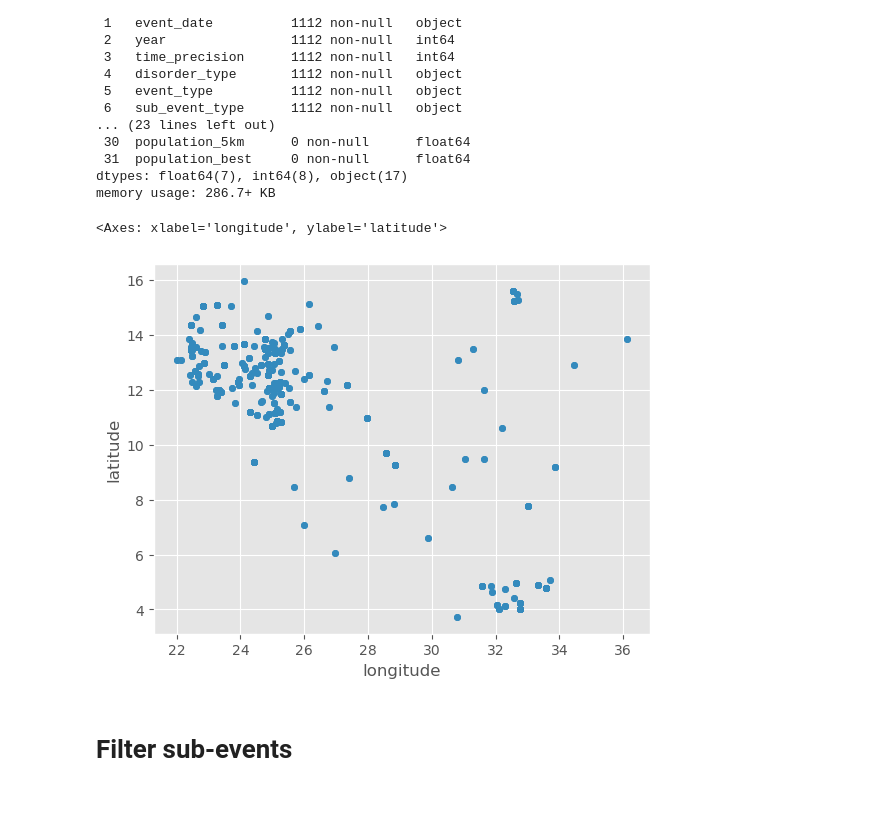
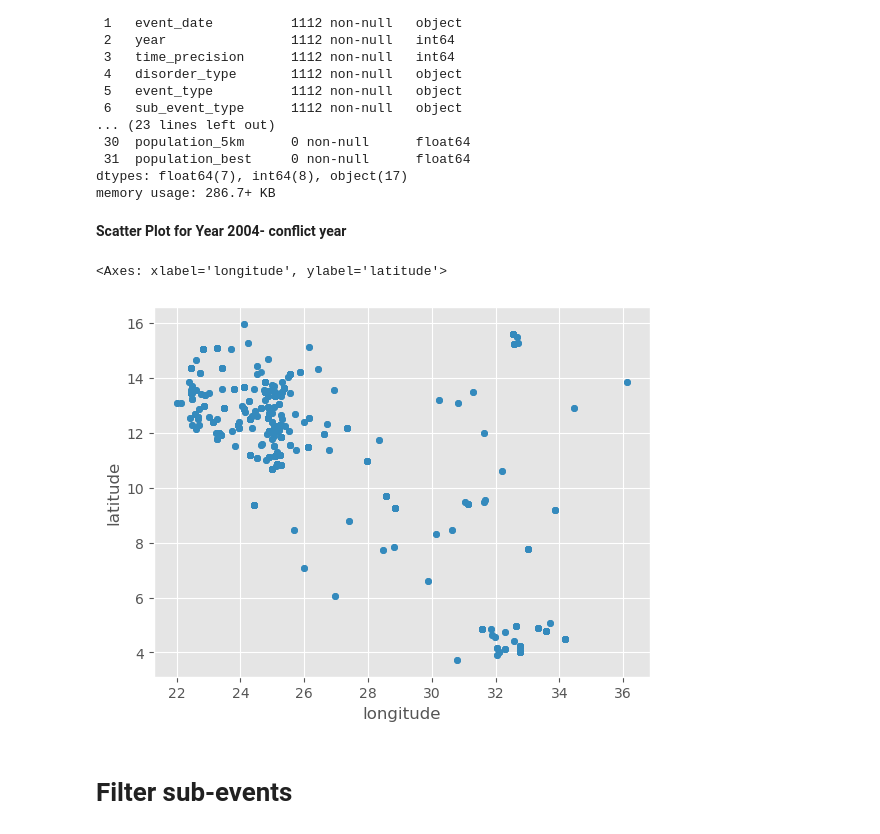
Before and after one commit to sameera006/Final_Dissertation, a Jupyter notebook: ACLED_Sudan.ipynb, the cells around one changed output. Cells and saved outputs as stored; diff of their text form; code cells hidden in the pictures; blank space fills up the shorter version.

```diff
--- a/ACLED_Sudan.ipynb
+++ b/ACLED_Sudan.ipynb
@@ -680,8 +665,10 @@ memory usage: 286.7+ KB
+# %% [markdown]
+**Scatter Plot for Year 2004- conflict year**
 # %%
-acled_temp1.plot(x = 'longitude', y= 'latitude', kind = 'scatter')
+acled_temp.plot(x = 'longitude', y= 'latitude', kind = 'scatter')
 # %% [output]
 <Axes: xlabel='longitude', ylabel='latitude'>
-[figure, old version]
+[figure, new version]
 # %% [markdown]
 # Filter sub-events
 # %%
```
Also changed, not shown: parts of 28 cells of this notebook, 8 other files.
